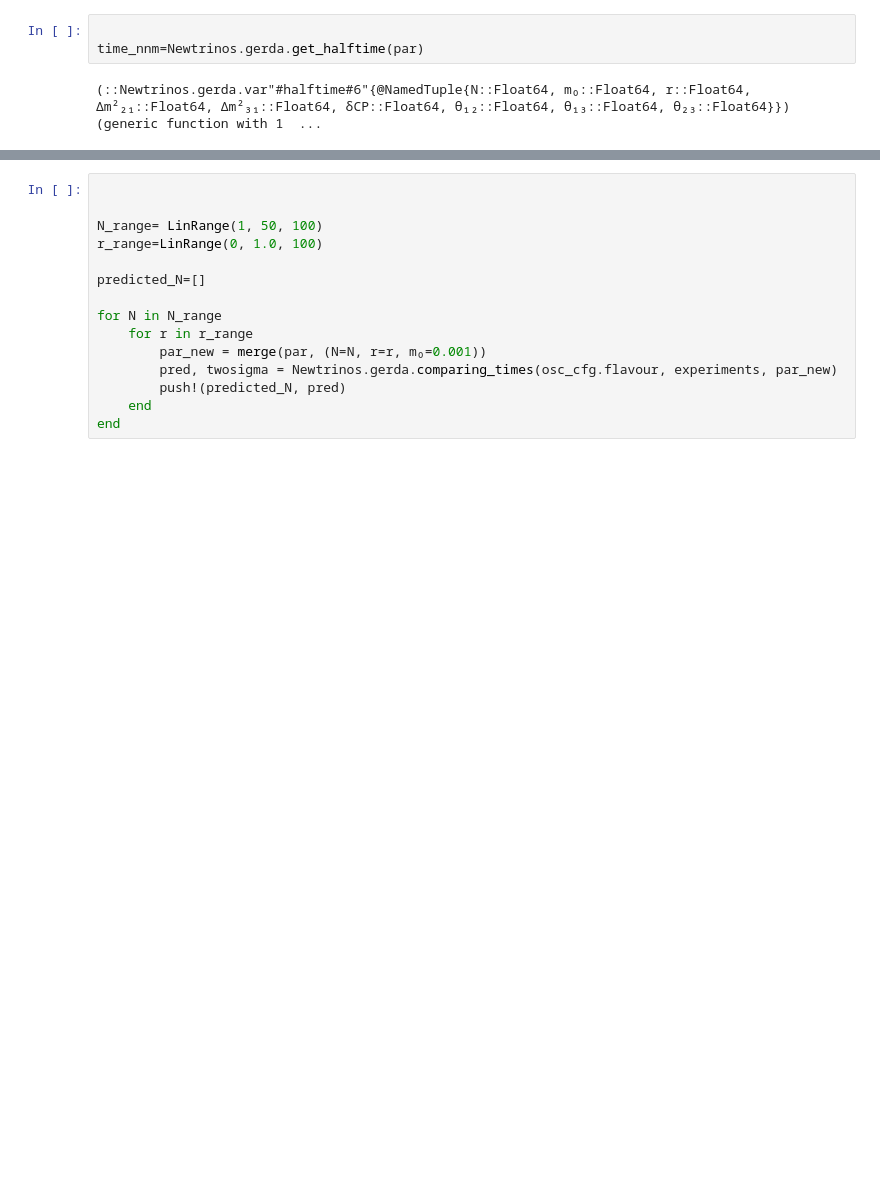
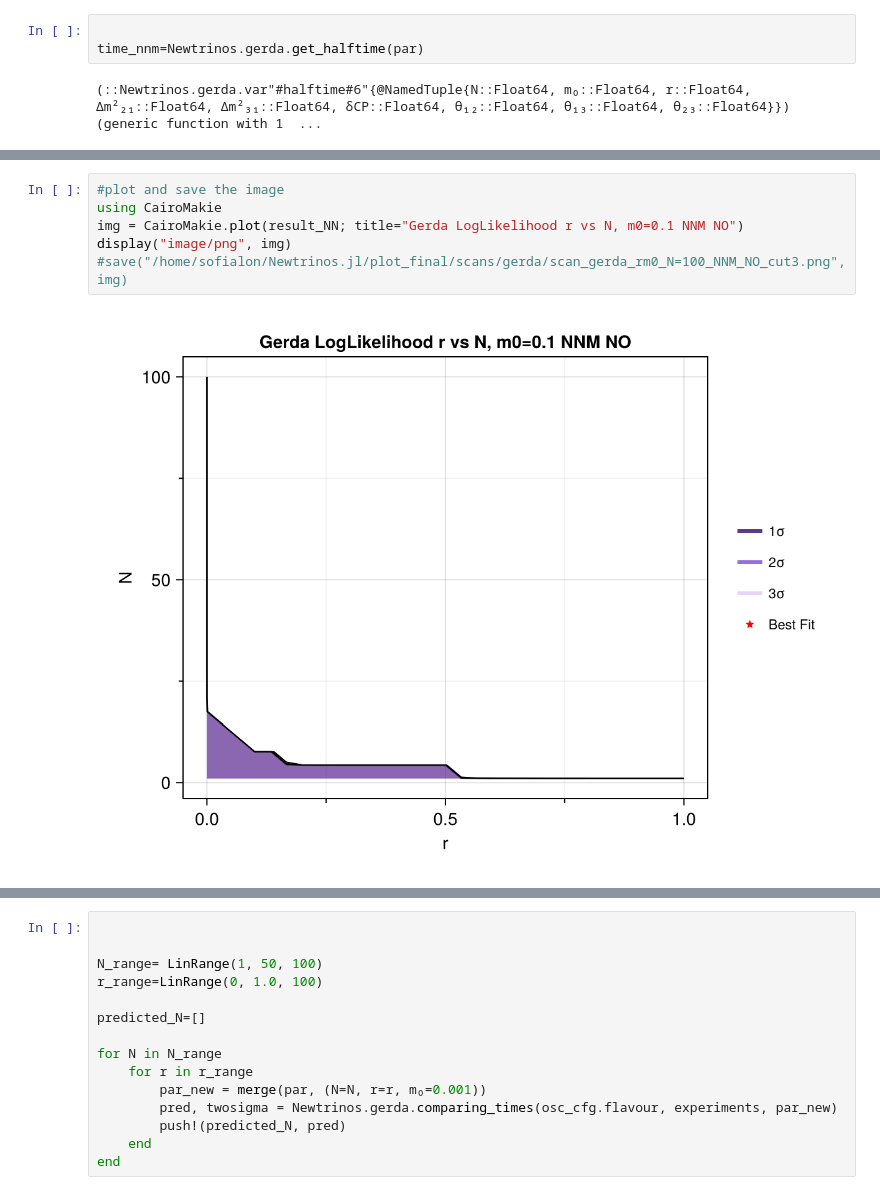
Before and after one commit to philippeller/Newtrinos.jl, a Jupyter notebook: src/experiments/gerda/gerda.ipynb, the cells around one changed output, grey strips where cells are left out. Saved outputs shown, nothing was run; the diff lists cells and outputs as text; blank space fills up the shorter version.

```diff
--- a/src/experiments/gerda/gerda.ipynb
+++ b/src/experiments/gerda/gerda.ipynb
@@ -321,3 +154,11 @@ display("image/png", img)
+# %%
+#plot and save the image
+using CairoMakie
+img = CairoMakie.plot(result_NN; title="Gerda LogLikelihood r vs N, m0=0.1 NNM NO")
+display("image/png", img)
+#save("/home/sofialon/Newtrinos.jl/plot_final/scans/gerda/scan_gerda_rm0_N=100_NNM_NO_cut3.png", img)
+# %% [output]
+[figure, added]
 # %%
 #plot the logposterior value vs r
 result = result_NN
```
Also changed, not shown: parts of 10 cells of this notebook, 10 other files.
